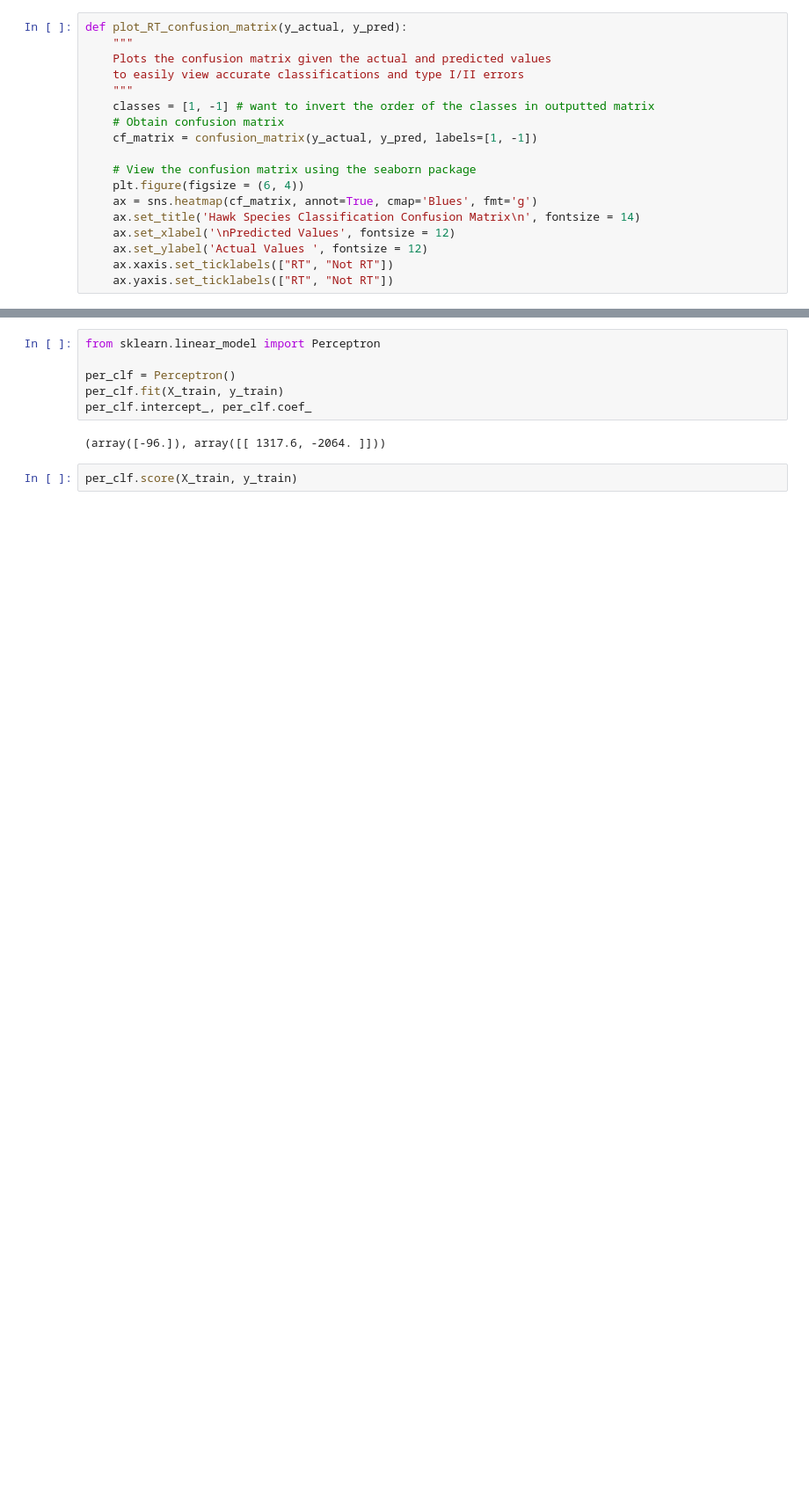
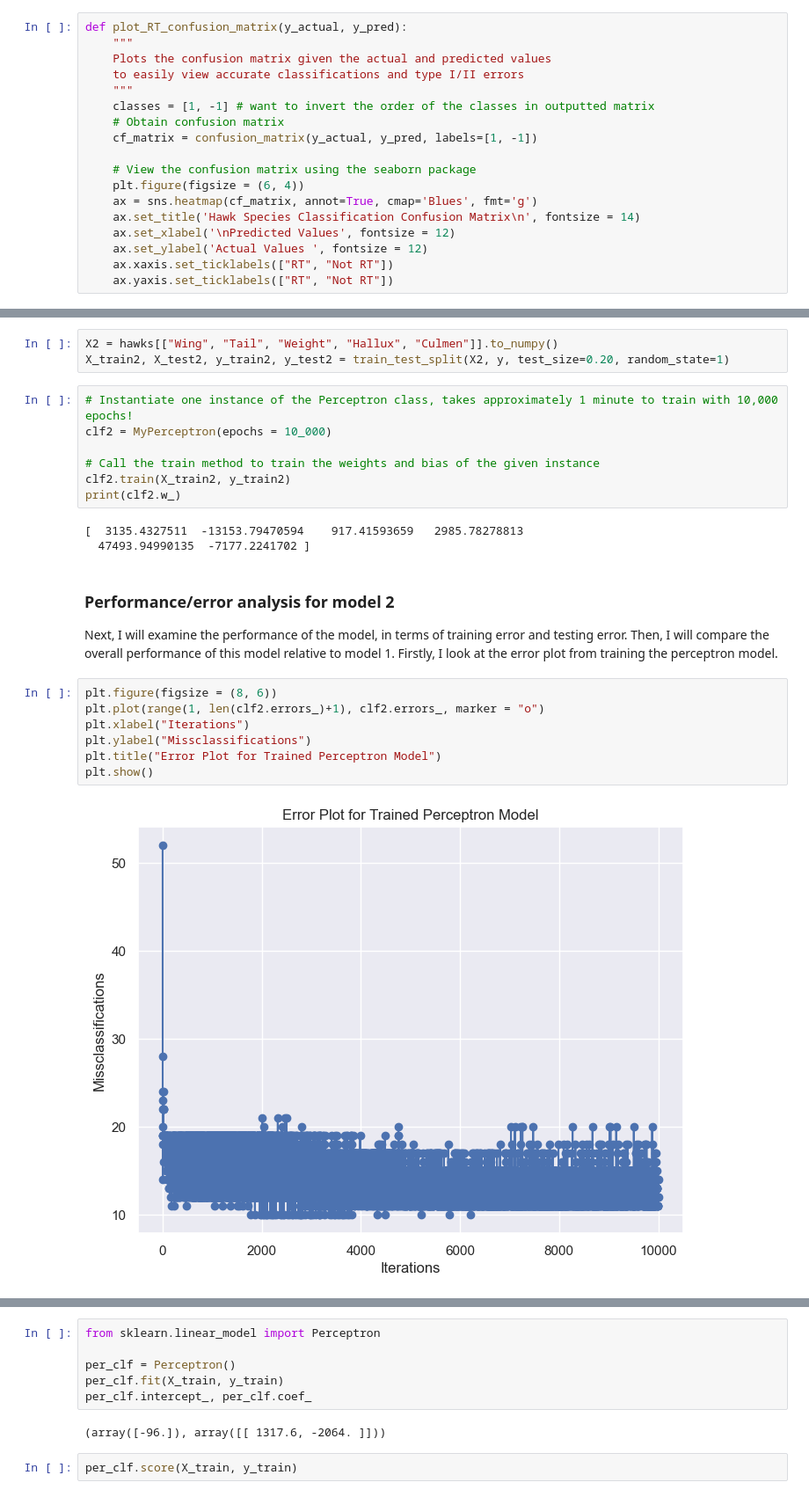
Before and after one commit to kary5678/INDE-577, a Jupyter notebook: supervised-learning/perceptron/perceptron.ipynb, the cells around one changed output, grey strips where cells are left out. Shown at 88% size. Saved outputs shown, nothing was run; the diff lists cells and outputs as text; blank space fills up the shorter version.

```diff
--- a/supervised-learning/perceptron/perceptron.ipynb
+++ b/supervised-learning/perceptron/perceptron.ipynb
@@ -221,0 +270,26 @@ plt.show()
+# %%
+X2 = hawks[["Wing", "Tail", "Weight", "Hallux", "Culmen"]].to_numpy()
+X_train2, X_test2, y_train2, y_test2 = train_test_split(X2, y, test_size=0.20, random_state=1)
+# %%
+# Instantiate one instance of the Perceptron class, takes approximately 1 minute to train with 10,000 epochs!
+clf2 = MyPerceptron(epochs = 10_000)
+
+# Call the train method to train the weights and bias of the given instance
+clf2.train(X_train2, y_train2)
+print(clf2.w_)
+# %% [output]
+[  3135.4327511  -13153.79470594    917.41593659   2985.78278813
+  47493.94990135  -7177.2241702 ]
+# %% [markdown]
+### Performance/error analysis for model 2
+
+Next, I will examine the performance of the model, in terms of training error and testing error. Then, I will compare the overall performance of this model relative to model 1. Firstly, I look at the error plot from training the perceptron model.
+# %%
+plt.figure(figsize = (8, 6))
+plt.plot(range(1, len(clf2.errors_)+1), clf2.errors_, marker = "o")
+plt.xlabel("Iterations")
+plt.ylabel("Missclassifications")
+plt.title("Error Plot for Trained Perceptron Model")
+plt.show()
+# %% [output]
+[figure, added]
```
Also changed, not shown: parts of 26 cells of this notebook.
